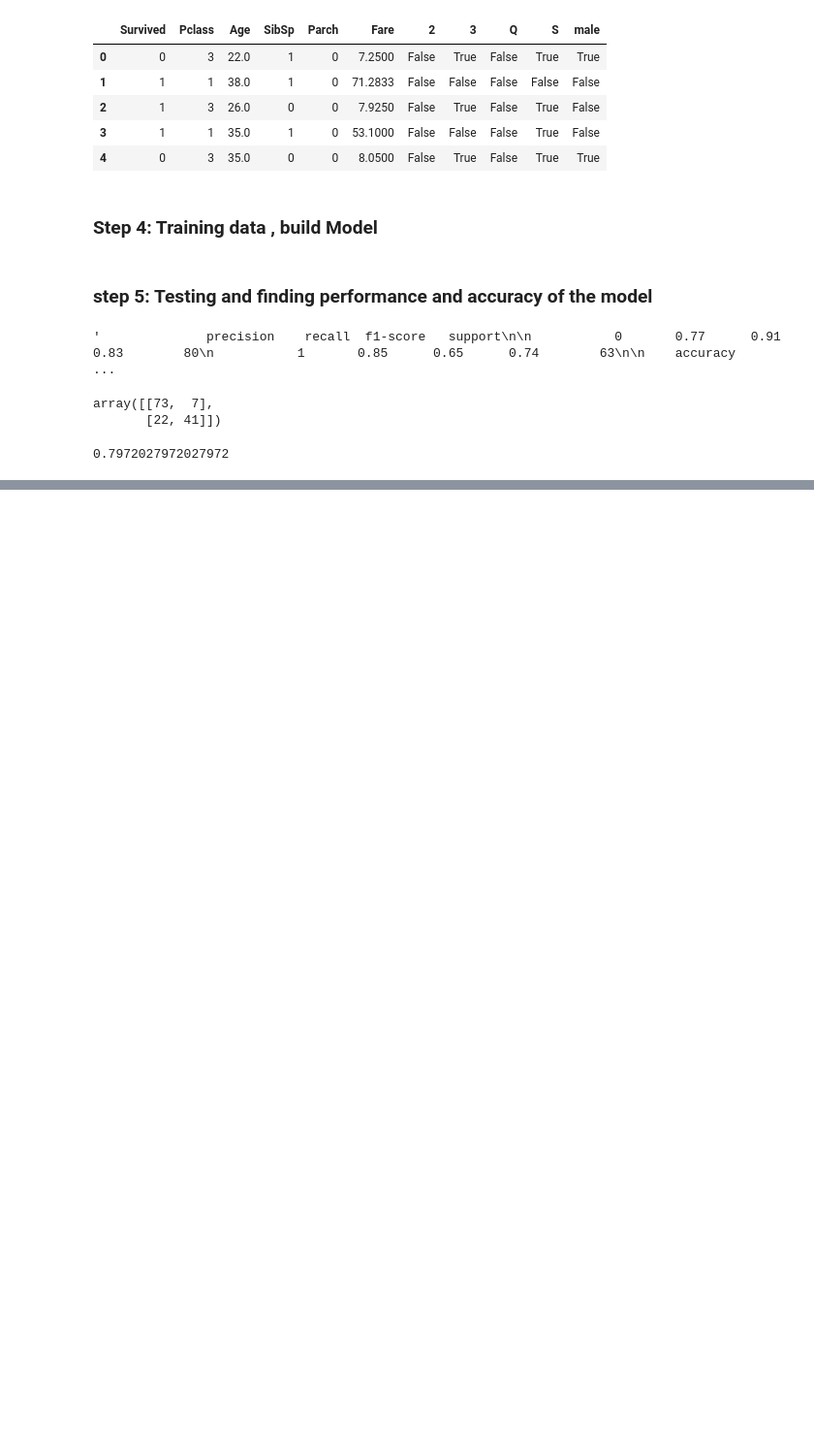
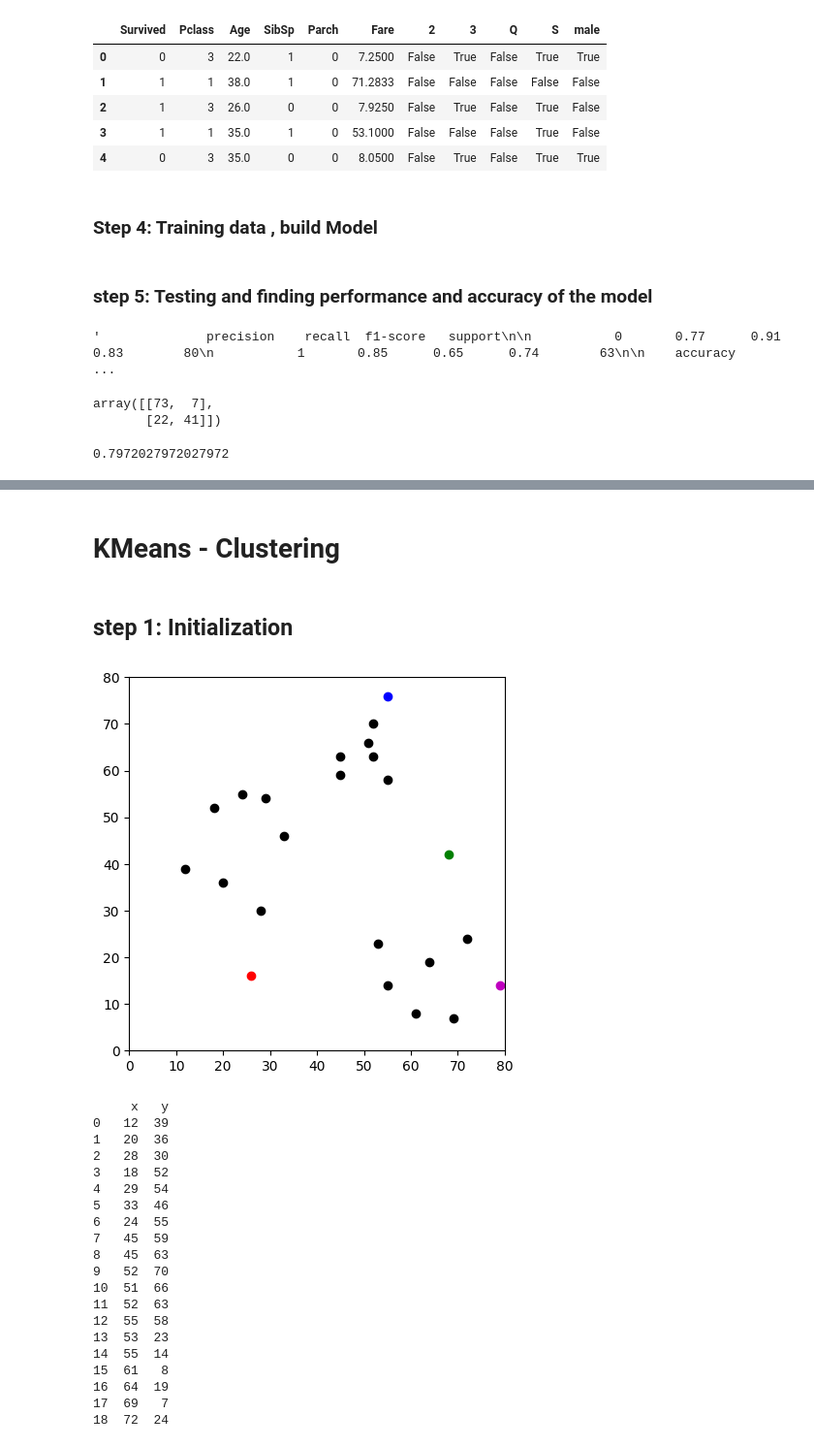
Before and after one commit to Jashwanth-rit/Machine-learning---Hands-on, a Jupyter notebook: Machine_learning_Algorithms.ipynb, the cells around one changed output, grey strips where cells are left out. Shown: that part at 97% size. Drawn from its saved outputs; the diff is of its cells as text; code cells hidden in the pictures; blank space fills up the shorter version.

Commit message:
KMeans - algo

```diff
--- a/Machine_learning_Algorithms.ipynb
+++ b/Machine_learning_Algorithms.ipynb
@@ -501,0 +528,60 @@ print(metrics.confusion_matrix(expected, predicted))
+# %% [markdown]
+# KMeans - Clustering
+# %% [markdown]
+## step 1: Initialization
+# %%
+import pandas as pd
+import numpy as np
+import matplotlib.pyplot as plt
+
+# Create the dataframe with 'x' and 'y' coordinates of points
+df = pd.DataFrame({
+    'x': [12, 20, 28, 18, 29, 33, 24, 45, 45, 52, 51, 52, 55, 53, 55, 61, 64, 69, 72],
+    'y': [39, 36, 30, 52, 54, 46, 55, 59, 63, 70, 66, 63, 58, 23, 14, 8, 19, 7, 24]
+})
+
+# Set a random seed for reproducibility
+np.random.seed(200)
+
+# Define the number of clusters (k)
+k = 4
+
+# Initialize centroids randomly within the range of the data points
+centroids = {
+    i+1: [np.random.randint(0, 80), np.random.randint(0, 80)]
+    for i in range(k)
+}
+
+# Plot the initial data points and randomly placed centroids
+fig = plt.figure(figsize=(5, 5))
+plt.scatter(df['x'], df['y'], color='k')  # Data points in black
+colmap = {1: 'r', 2: 'g', 3: 'b', 4: 'm'}   # Colors for each cluster (red, green, blue)
+for i in centroids.keys():
+    plt.scatter(*centroids[i], color=colmap[i])  # Plot initial centroids
+plt.xlim(0, 80)
+plt.ylim(0, 80)
+plt.show()
+
+print(df)
+# %% [output]
+[figure, added]
+     x   y
+0   12  39
+1   20  36
+2   28  30
+3   18  52
+4   29  54
+5   33  46
+6   24  55
+7   45  59
+8   45  63
+9   52  70
+10  51  66
+11  52  63
+12  55  58
+13  53  23
+14  55  14
+15  61   8
+16  64  19
+17  69   7
+18  72  24
```
Also changed, not shown: parts of 12 cells of this notebook, 2 other files.
